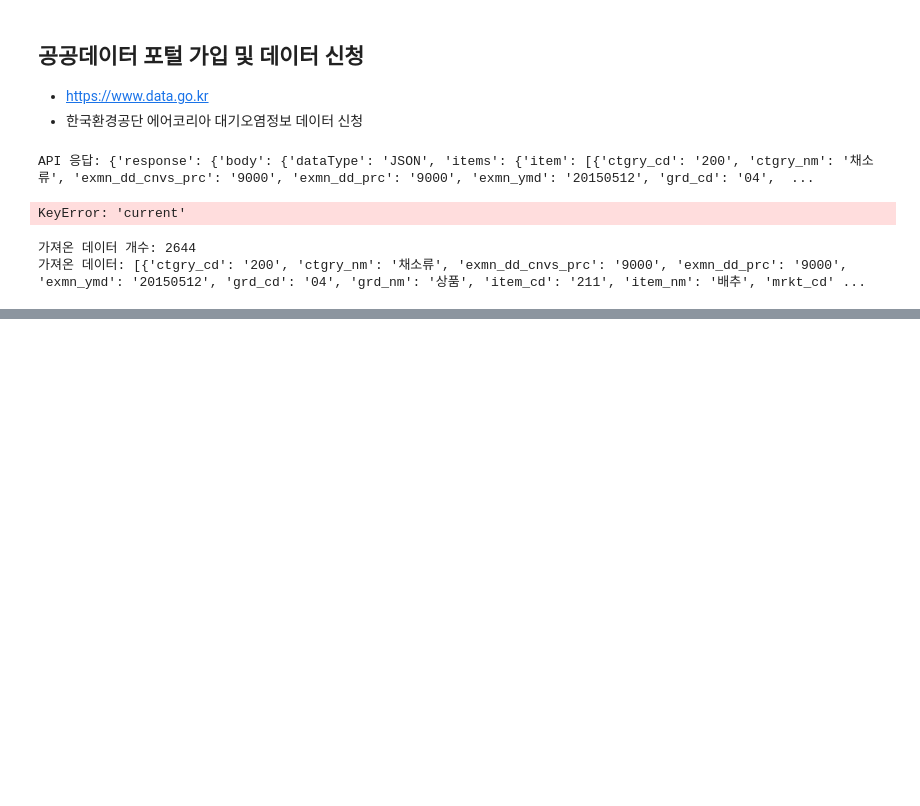
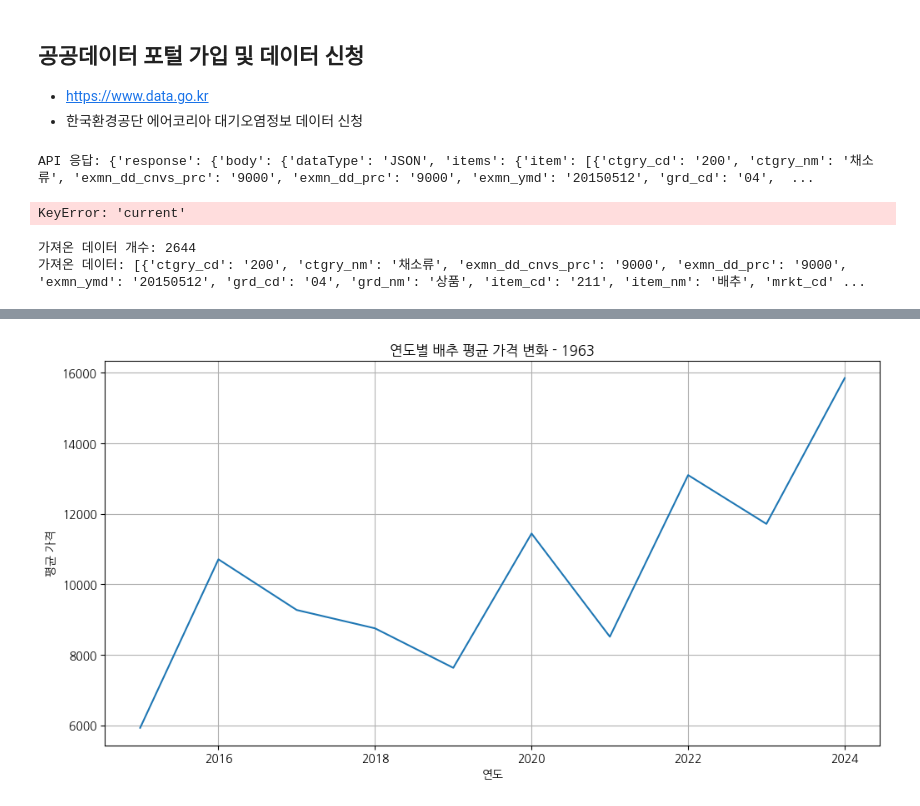
Before and after one commit to bomfire-K/Data-Analysis-with-Open-Source, a Jupyter notebook: 오픈소스_데이터_분석_4강.ipynb, the cells around one changed output, grey strips where cells are left out. Saved outputs shown, nothing was run; the diff lists cells and outputs as text; code cells hidden in the pictures; blank space fills up the shorter version.

```diff
--- a/오픈소스_데이터_분석_4강.ipynb
+++ b/오픈소스_데이터_분석_4강.ipynb
@@ -226,0 +220,15 @@ print("행과 열 개수:", df.shape)
+# %%
+df["exmn_ymd"] = pd.to_datetime(df["exmn_ymd"], format="%Y%m%d")
+df["year"] = df["exmn_ymd"].dt.year
+def get_season(month):
+    if month in [3, 4, 5]:
+        return "봄"
+    elif month in [6, 7, 8]:
+        return "여름"
+    elif month in [9, 10, 11]:
+        return "가을"
+    else:
+        return "겨울"
+
+df["season"] = df["exmn_ymd"].dt.month.apply(get_season)
+display(df[["year", "season", "exmn_ymd", "vrty_nm", "exmn_dd_prc"]])
@@ -226,0 +249,17 @@ print("행과 열 개수:", df.shape)
+# %%
+import koreanize_matplotlib
+import matplotlib.pyplot as plt
+
+df["exmn_dd_prc"] = pd.to_numeric(df["exmn_dd_prc"])
+yearly_price = df.groupby("year")["exmn_dd_prc"].mean()
+
+plt.figure(figsize=(12, 6))
+plt.plot(yearly_price.index, yearly_price.values)
+plt.title("연도별 배추 평균 가격 변화 - 1963")
+plt.xlabel("연도")
+plt.ylabel("평균 가격")
+plt.grid(True)
+
+plt.show()
+# %% [output]
+[figure, added]
```
Also changed, not shown: parts of 3 cells of this notebook.
